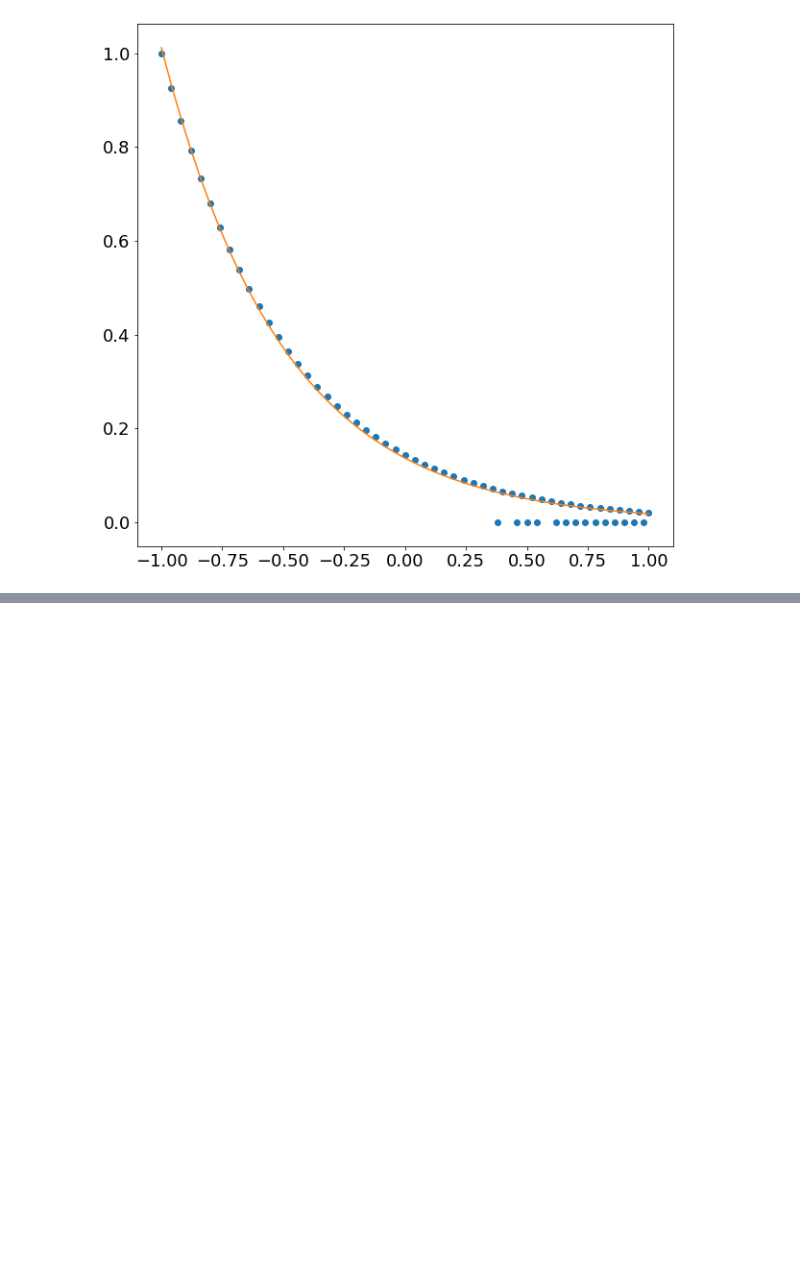
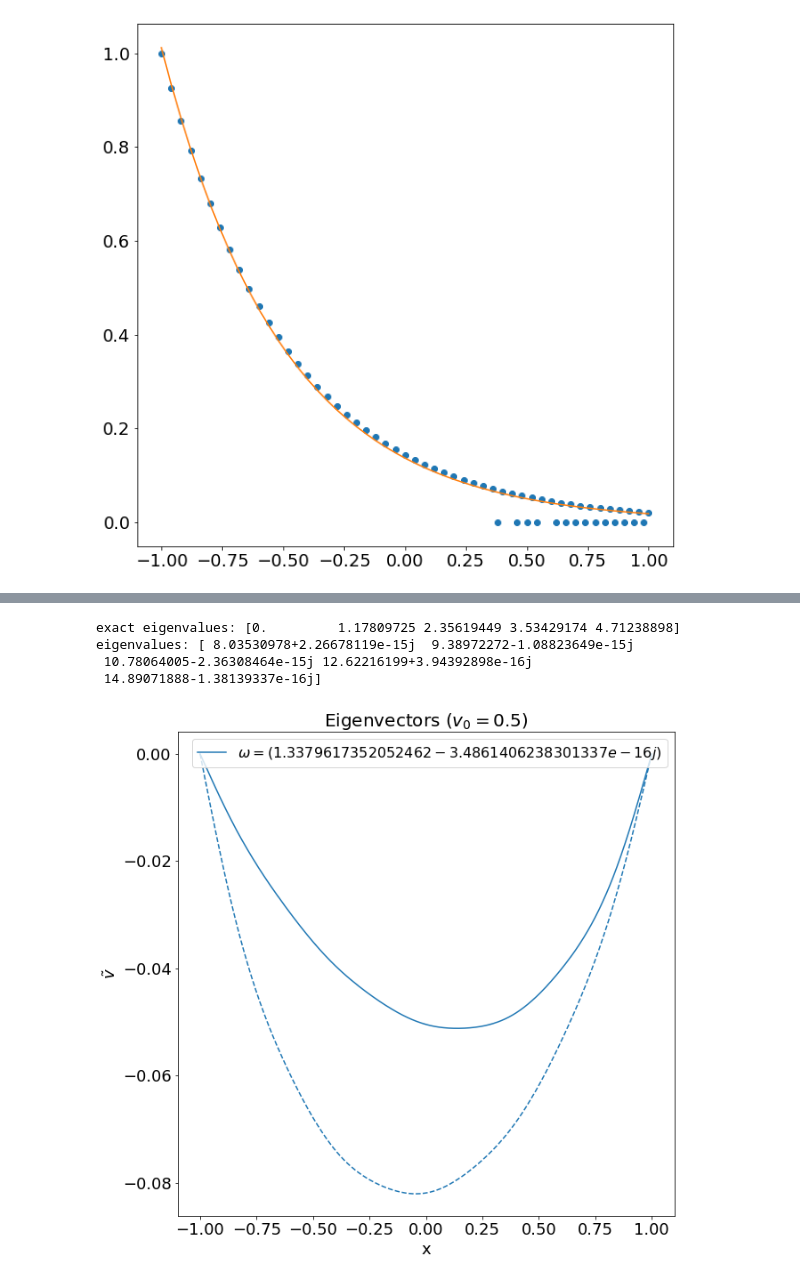
Before and after one commit to HuntFeng/magnetic-nozzle-spectral-instability, a Jupyter notebook: finite-element-eig-problem.ipynb, the cells around one changed output, grey strips where cells are left out. Drawn from its saved outputs; the diff is of its cells as text; code cells hidden in the pictures; blank space fills up the shorter version.

```diff
--- a/finite-element-eig-problem.ipynb
+++ b/finite-element-eig-problem.ipynb
@@ -197,0 +235,34 @@ print(params)
+# %%
+print("exact eigenvalues:", (1-v0**2)*np.pi*np.arange(5)/2)
+print("eigenvalues:",np.sort(omega[omega>0][:5]))
+# %% [output]
+exact eigenvalues: [0.         1.17809725 2.35619449 3.53429174 4.71238898]
+eigenvalues: [ 8.03530978+2.26678119e-15j  9.38972272-1.08823649e-15j
+ 10.78064005-2.36308464e-15j 12.62216199+3.94392898e-16j
+ 14.89071888-1.38139337e-16j]
+# %%
+# eigenvectors
+plt.figure()
+selection = (np.real(omega)>0)
+omega_ = omega[selection]
+C_ = C[:, selection]
+
+ind = np.argsort(np.abs(np.real(omega_)))
+omega_ = omega_[ind]
+C_ = C_[:,ind]
+
+x = np.linspace(-1,1,1000)
+for i in range(1):
+    v = 0
+    for n in range(N):
+        v += C_[n,i]*np.sin(n*np.pi/2*(x+1))
+    v_real = np.real(v)
+    v_imag = np.imag(v)
+    lines = plt.plot(x, v_real, label=f"$\omega={omega_[i]}$")
+    plt.plot(x, v_imag, '--', color=lines[0]._color)
+plt.xlabel("x")
+plt.ylabel("$\\tilde{v}$")
+plt.title(f"Eigenvectors ($v_0={v0}$)")
+plt.legend();
+# %% [output]
+[figure, added]
```
Also changed, not shown: parts of 4 cells of this notebook, 4 other files.
